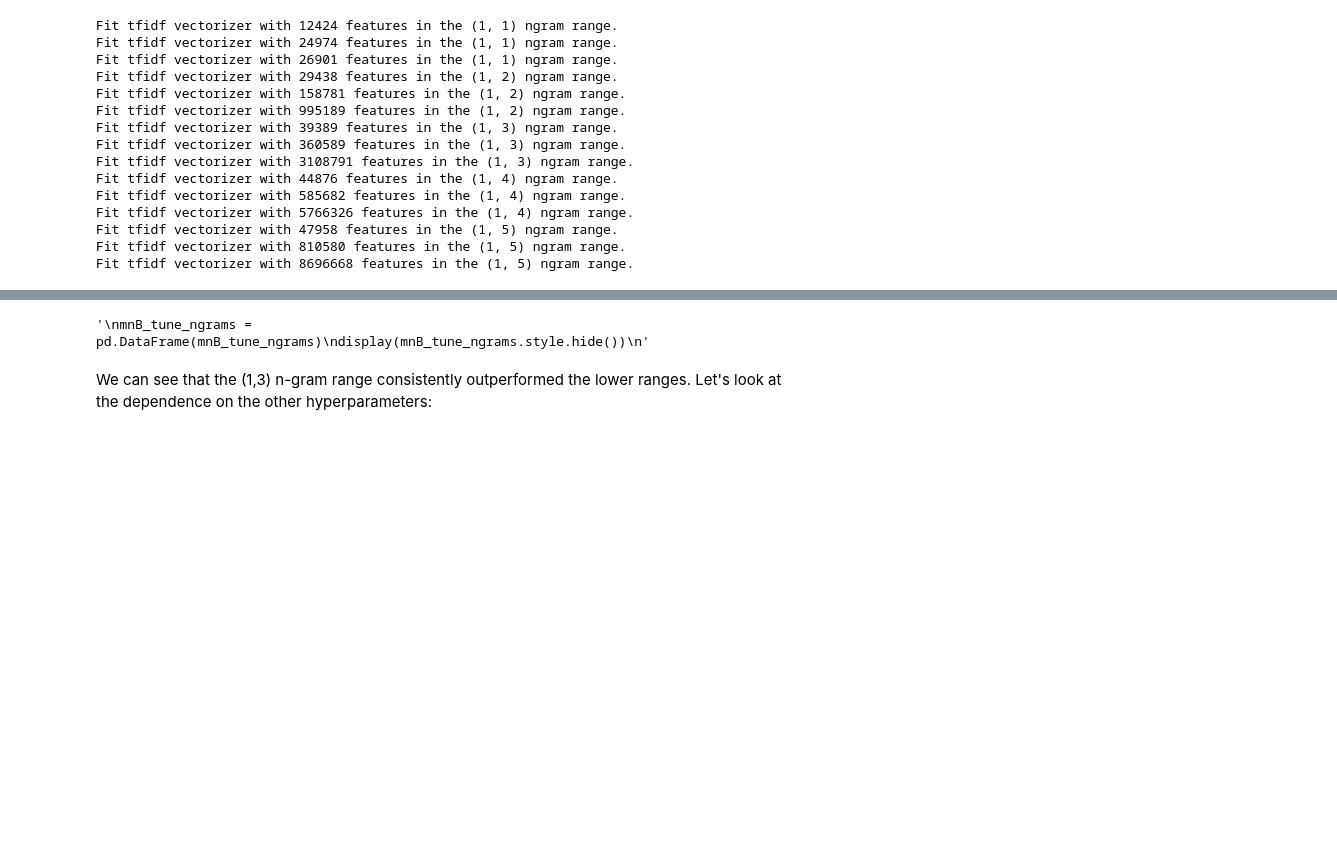
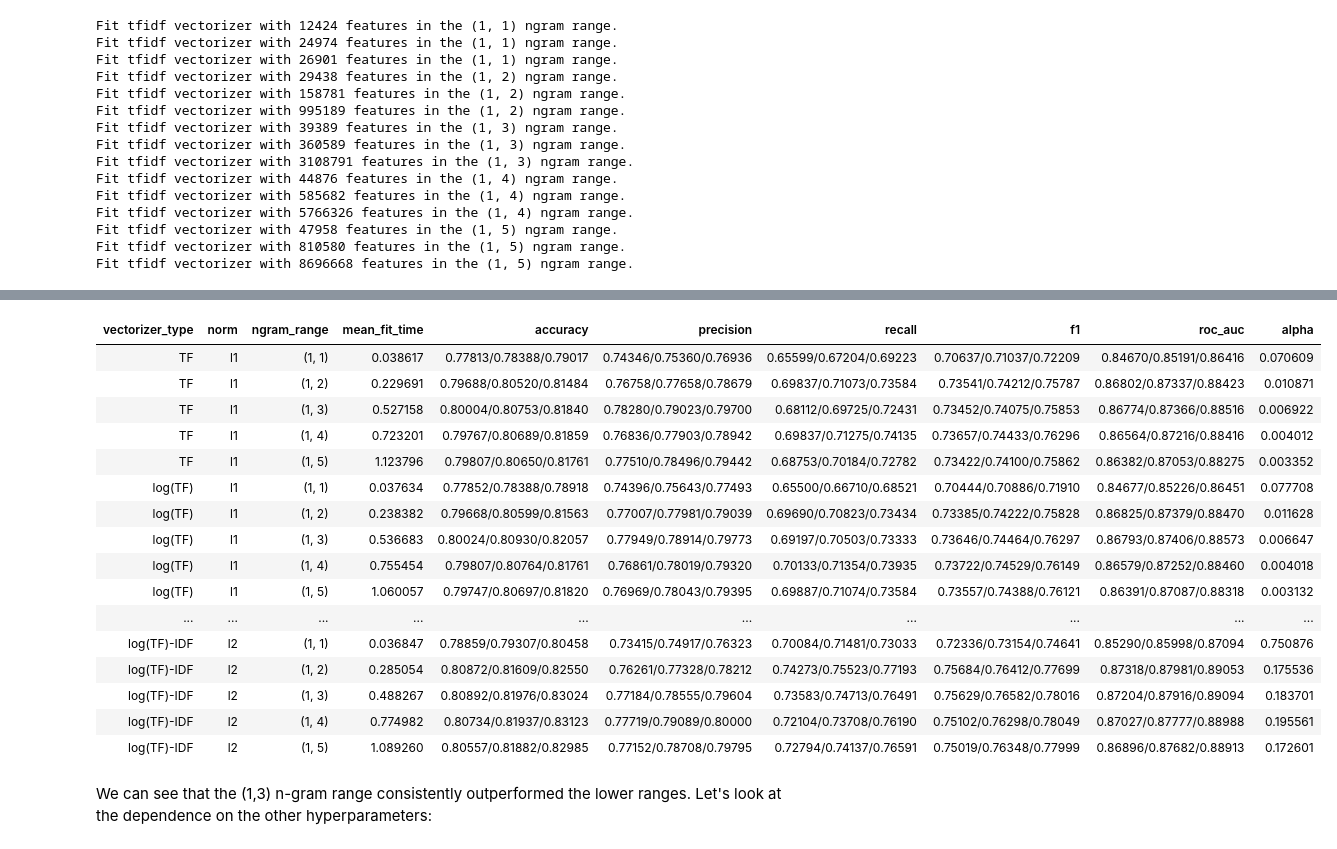
Before and after one commit to tommyliphysics/tommyli-ml, a Jupyter notebook: youtube_predictor/notebooks/tf-idf_uncased.ipynb, the cells around one changed output, grey strips where cells are left out. Cells and saved outputs as stored; diff of their text form; code cells hidden in the pictures; blank space fills up the shorter version.

```diff
--- a/youtube_predictor/notebooks/tf-idf_uncased.ipynb
+++ b/youtube_predictor/notebooks/tf-idf_uncased.ipynb
@@ -380,10 +583,24 @@ mnB_tune_ngrams = report_tuned_models(X_trains, y_train, params_fixed, Multinomi
 # %%
-'''
 mnB_tune_ngrams = pd.DataFrame(mnB_tune_ngrams)
 display(mnB_tune_ngrams.style.hide())
-'''
 # %% [output]
-'\nmnB_tune_ngrams = pd.DataFrame(mnB_tune_ngrams)\ndisplay(mnB_tune_ngrams.style.hide())\n'
+| vectorizer_type | norm | ngram_range | mean_fit_time | accuracy | precision | recall | f1 | roc_auc | alpha |
+| TF | l1 | (1, 1) | 0.038617 | 0.77813/0.78388/0.79017 | 0.74346/0.75360/0.76936 | 0.65599/0.67204/0.69223 | 0.70637/0.71037/0.72209 | 0.84670/0.85191/0.86416 | 0.070609 |
+| TF | l1 | (1, 2) | 0.229691 | 0.79688/0.80520/0.81484 | 0.76758/0.77658/0.78679 | 0.69837/0.71073/0.73584 | 0.73541/0.74212/0.75787 | 0.86802/0.87337/0.88423 | 0.010871 |
+| TF | l1 | (1, 3) | 0.527158 | 0.80004/0.80753/0.81840 | 0.78280/0.79023/0.79700 | 0.68112/0.69725/0.72431 | 0.73452/0.74075/0.75853 | 0.86774/0.87366/0.88516 | 0.006922 |
+| TF | l1 | (1, 4) | 0.723201 | 0.79767/0.80689/0.81859 | 0.76836/0.77903/0.78942 | 0.69837/0.71275/0.74135 | 0.73657/0.74433/0.76296 | 0.86564/0.87216/0.88416 | 0.004012 |
+| TF | l1 | (1, 5) | 1.123796 | 0.79807/0.80650/0.81761 | 0.77510/0.78496/0.79442 | 0.68753/0.70184/0.72782 | 0.73422/0.74100/0.75862 | 0.86382/0.87053/0.88275 | 0.003352 |
+| log(TF) | l1 | (1, 1) | 0.037634 | 0.77852/0.78388/0.78918 | 0.74396/0.75643/0.77493 | 0.65500/0.66710/0.68521 | 0.70444/0.70886/0.71910 | 0.84677/0.85226/0.86451 | 0.077708 |
+| log(TF) | l1 | (1, 2) | 0.238382 | 0.79668/0.80599/0.81563 | 0.77007/0.77981/0.79039 | 0.69690/0.70823/0.73434 | 0.73385/0.74222/0.75828 | 0.86825/0.87379/0.88470 | 0.011628 |
+| log(TF) | l1 | (1, 3) | 0.536683 | 0.80024/0.80930/0.82057 | 0.77949/0.78914/0.79773 | 0.69197/0.70503/0.73333 | 0.73646/0.74464/0.76297 | 0.86793/0.87406/0.88573 | 0.006647 |
+| log(TF) | l1 | (1, 4) | 0.755454 | 0.79807/0.80764/0.81761 | 0.76861/0.78019/0.79320 | 0.70133/0.71354/0.73935 | 0.73722/0.74529/0.76149 | 0.86579/0.87252/0.88460 | 0.004018 |
+| log(TF) | l1 | (1, 5) | 1.060057 | 0.79747/0.80697/0.81820 | 0.76969/0.78043/0.79395 | 0.69887/0.71074/0.73584 | 0.73557/0.74388/0.76121 | 0.86391/0.87087/0.88318 | 0.003132 |
+| ... | ... | ... | ... | ... | ... | ... | ... | ... | ... |
+| log(TF)-IDF | l2 | (1, 1) | 0.036847 | 0.78859/0.79307/0.80458 | 0.73415/0.74917/0.76323 | 0.70084/0.71481/0.73033 | 0.72336/0.73154/0.74641 | 0.85290/0.85998/0.87094 | 0.750876 |
+| log(TF)-IDF | l2 | (1, 2) | 0.285054 | 0.80872/0.81609/0.82550 | 0.76261/0.77328/0.78212 | 0.74273/0.75523/0.77193 | 0.75684/0.76412/0.77699 | 0.87318/0.87981/0.89053 | 0.175536 |
+| log(TF)-IDF | l2 | (1, 3) | 0.488267 | 0.80892/0.81976/0.83024 | 0.77184/0.78555/0.79604 | 0.73583/0.74713/0.76491 | 0.75629/0.76582/0.78016 | 0.87204/0.87916/0.89094 | 0.183701 |
+| log(TF)-IDF | l2 | (1, 4) | 0.774982 | 0.80734/0.81937/0.83123 | 0.77719/0.79089/0.80000 | 0.72104/0.73708/0.76190 | 0.75102/0.76298/0.78049 | 0.87027/0.87777/0.88988 | 0.195561 |
+| log(TF)-IDF | l2 | (1, 5) | 1.089260 | 0.80557/0.81882/0.82985 | 0.77152/0.78708/0.79795 | 0.72794/0.74137/0.76591 | 0.75019/0.76348/0.77999 | 0.86896/0.87682/0.88913 | 0.172601 |
 # %% [markdown]
 We can see that the (1,3) n-gram range consistently outperformed the lower ranges. Let's look at the dependence on the other hyperparameters:
 # %%
```
Also changed, not shown: parts of 37 cells of this notebook.
